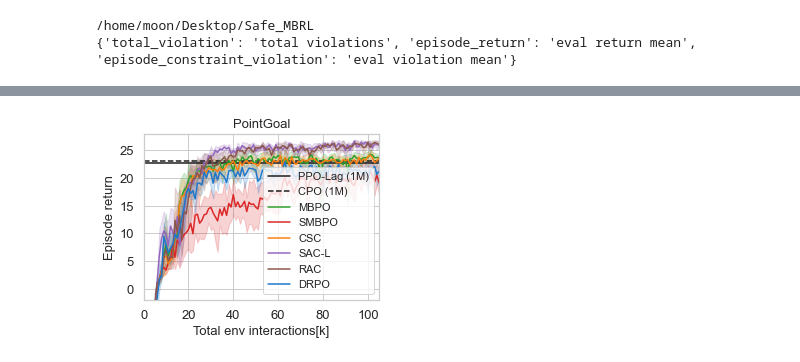
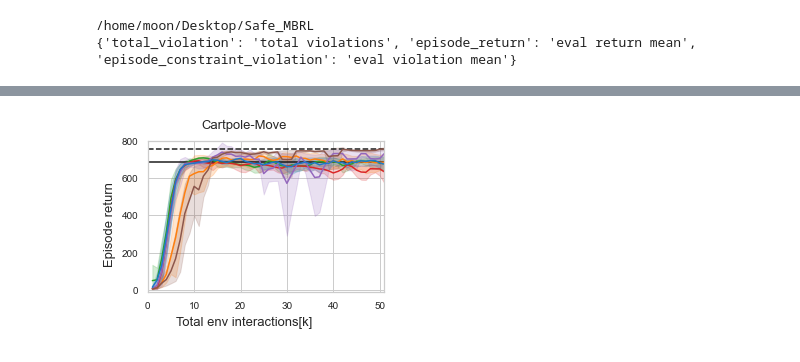
Before and after one commit to ManUtdMoon/Distributional-Reachability-Policy-Optimization, a Jupyter notebook: src/viz_curves.ipynb, the cells around one changed output, grey strips where cells are left out. Saved outputs shown, nothing was run; the diff lists cells and outputs as text; code cells hidden in the pictures.

Commit message:
improve viz_curves

```diff
--- a/src/viz_curves.ipynb
+++ b/src/viz_curves.ipynb
@@ -160,6 +161,16 @@ def help_func():
     alg_list = ['MBPO', 'SMBPO', 'CSC', 'SAC-L', 'RAC', 'DRPO']
     result_dir = PROJ_DIR / 'logs'
     return tag2plot, alg_list, result_dir
+
+def smooth(data, sm=1):
+    '''Borrow from
+    https://blog.csdn.net/qq_43280087/article/details/119894398
+    '''
+    if sm > 1:
+        z = np.ones_like(data)
+        y = np.ones(sm)*1.0
+        d = np.convolve(y, data, "same")/np.convolve(y, z, "same")
+    return d
 
 def plot_eval_results_of_all_alg_n_runs(task):
     tag2plot, alg_list, result_dir = help_func()
@@ -174,17 +185,18 @@ def plot_eval_results_of_all_alg_n_runs(task):
 
     for alg in alg_list:
         alg_results = result_dir / alg
-        for run_idx, run_dir in enumerate([path for path in alg_results.iterdir()]):
+        for run_idx, run_dir in enumerate([path for path in alg_results.iterdir() if path.is_dir()]):
             # read files
             eval_file = result_dir / run_dir / 'eval.csv'
             train_file = result_dir / run_dir / 'episodes.csv'
             cfg = result_dir / run_dir / 'config.json'
+            print(eval_file)
+
             assert eval_file.is_file()
             assert train_file.is_file()
             assert cfg.is_file()
             df_train = pd.read_csv(train_file)
             df_eval = pd.read_csv(eval_file)
-            print(eval_file)
 
             # preprocess, add necessary columns
             with open(cfg, 'r') as f:
@@ -212,7 +224,7 @@ def plot_eval_results_of_all_alg_n_runs(task):
             # add insterested columns (tag)
             for tag in tag2plot:
                 if is_eval_metric(tag):
-                    df_eval.insert(len(df_eval.columns), tag, df_eval.loc[:, tag2csv_col[tag]])
+                    df_eval.insert(len(df_eval.columns), tag, smooth(df_eval.loc[:, tag2csv_col[tag]].tolist(), sm=10 if tag == 'episode_constraint_violation' else 3))
                 else:
                     df_train.insert(
                         len(df_train.columns), tag,
@@ -230,8 +242,19 @@ def plot_eval_results_of_all_alg_n_runs(task):
 
     for i, tag in enumerate(tag2plot):
         figsize = (4, 3)
-        plt.figure(figsize=figsize)  # figsize=figsize
-        ax1 = plt.axes()  # f1.add_axes(axes_size)
+        if i < 2:
+            f = plt.figure(figsize=figsize, constrained_layout=True)
+            ax1 = plt.axes()  # f1.add_axes(axes_size)
+            axes = (ax1,)
+        else:
+            f, axes = plt.subplots(
+                ncols=1, nrows=3, sharex=True, constrained_layout=True,
+                gridspec_kw={
+                    'height_ratios': [1, 1, 4]
+                }
+            )
+            f.set_size_inches(figsize[0], figsize[1])
+            ax3, ax2, ax1 = axes
 
         # ------ plot on-policy baselines ------ #
         x = np.linspace(xlim_dict[task][0], xlim_dict[task][1], 50)
@@ -240,6 +263,19 @@ def plot_eval_results_of_all_alg_n_runs(task):
         if i < 2:
             ax1.plot(x, ppol_y, '-k', label=f"PPO-Lag (1M)")
             ax1.plot(x, cpo_y, '--k', label=f"CPO (1M)")
+        else:
+            if on_policy_results[task]["ppo-lag"][tag] > on_policy_results[task]["cpo"][tag]:
+                larger = "ppo-lag"
+                smaller = "cpo"
+            else:
+                larger = "cpo"
+                smaller = "ppo-lag"
+            if larger == "ppo-lag":
+                ax3.plot(x, ppol_y, '-k', label=f"PPO-Lag (1M)")
+                ax2.plot(x, cpo_y, '--k', label=f"CPO (1M)")
+            else:
+                ax3.plot(x, cpo_y, '--k', label=f"CPO (1M)")
+                ax2.plot(x, ppol_y, '-k', label=f"PPO-Lag (1M)")
 
         # ------ plot on-policy baselines ------ #
 
@@ -248,10 +284,10 @@ def plot_eval_results_of_all_alg_n_runs(task):
             y=tag,
             hue="algorithm",
             data=total_eval_df if is_eval_metric(tag) else total_train_df,
+            ax=ax1
         )
-
-        ax1.set_ylabel(tag_name_dict[tag], fontsize=fontsize)
-        ax1.set_xlabel("Total env interactions[k]", fontsize=fontsize)
+        ax1.set_xlabel("")
+        ax1.set_ylabel("")
         ylim_range = ylim_dict[tag].get(task, None)
         if ylim_range:
             ax1.set_ylim(ylim_range)
@@ -259,22 +295,43 @@ def plot_eval_results_of_all_alg_n_runs(task):
 
         handles, labels = ax1.get_legend_handles_labels()
         ax1.legend()
-        if i != 0:
-            ax1.get_legend().remove()
-        # if i == 2: # total violations
-        #     ax1.set_yscale('log')
-        plt.yticks(fontsize=fontsize)
-        plt.xticks(fontsize=fontsize)
-        plt.tight_layout(pad=0.5)
-        plt.title(env_name_dict[task], fontsize=fontsize)
+        ax1.get_legend().remove()
+
+        axes_flatten = axes.flatten() if len(axes) > 1 else axes
+        for ax in axes_flatten:
+            ax.tick_params(labelsize=fontsize-3)
+
+        f.suptitle(env_name_dict[task], fontsize=fontsize)
+        f.supylabel(tag_name_dict[tag], fontsize=fontsize)
+        f.supxlabel("Total env interactions[k]", fontsize=fontsize)
+        if i == 2:
+            # plot diagonal lines
+            d = .01  # how big to make the diagonal lines in axes coordinates
+            # arguments to pass to plot, just so we don't keep repeating them
+            kwargs = dict(transform=ax3.transAxes, color="k", clip_on=False)
+            ax3.plot((-d, +d), (-4*d, +4*d), **kwargs)        # top-left diagonal
+            ax3.plot((1 - d, 1 + d), (-4*d, +4*d), **kwargs)  # top-right diagonal
+
+            kwargs.update(transform=ax2.transAxes)  # switch to the bottom axes
+            ax2.plot((-d, +d), (1 - 4*d, 1 + 4*d), **kwargs)  # middle-top-left diagonal
+            ax2.plot((1 - d, 1 + d), (1 - 4*d, 1 + 4*d), **kwargs)  # middle-top-right diagonal
+            ax2.plot((-d, +d), ( - 4*d,  + 4*d), **kwargs)  # middle-bottom-left diagonal
+            ax2.plot((1 - d, 1 + d), ( - 4*d,  + 4*d), **kwargs)  # middle-bottom-right diagonal
+
+            kwargs.update(transform=ax1.transAxes)  # switch to the bottom axes
+            ax1.plot((-d, +d), (1 - d, 1 + d), **kwargs)  # bottom-left diagonal
+            ax1.plot((1 - d, 1 + d), (1 - d, 1 + d), **kwargs)  # bottom-right diagonal
+
         # plt.show()
         if (PROJ_DIR / 'viz_curves').is_dir():
             pass
         else:
             (PROJ_DIR / 'viz_curves').mkdir()
-        plt.savefig(str(PROJ_DIR)+'/viz_curves/'+task+'_'+tag+'.png', bbox_inches='tight', dpi=300.0)
+        plt.savefig(str(PROJ_DIR)+'/viz_curves/'+task+'_'+tag+'.pdf', bbox_inches='tight', dpi=300.0)
 
-
-plot_eval_results_of_all_alg_n_runs('safetygym-point')
+plot_eval_results_of_all_alg_n_runs('cartpole-move')
+# plot_eval_results_of_all_alg_n_runs('quadrotor')
+# plot_eval_results_of_all_alg_n_runs('safetygym-car')
+# plot_eval_results_of_all_alg_n_runs('safetygym-point')
 #
 # %% [output]
@@ -298 +355 @@ plot_eval_results_of_all_alg_n_runs('safetygym-point')
-[figure, old version]
+[figure, new version]
```
Also changed, not shown: parts of 3 cells of this notebook.
